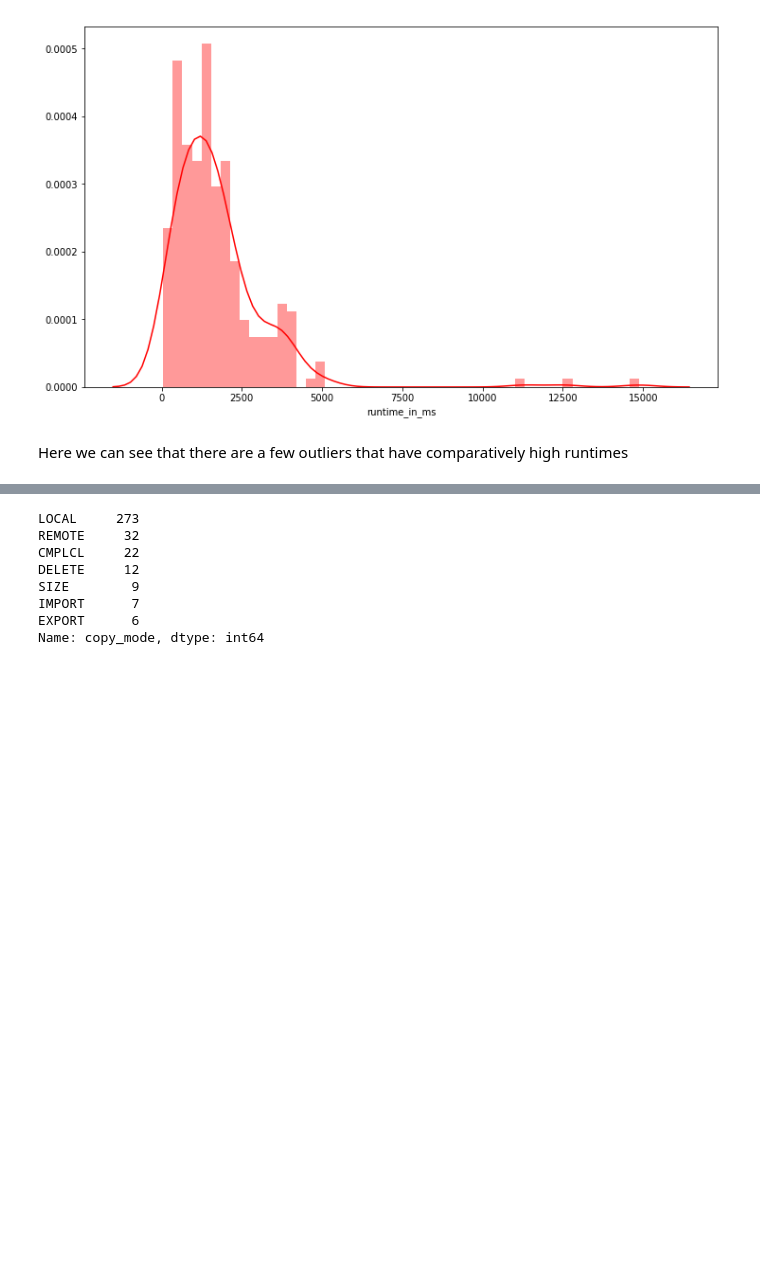
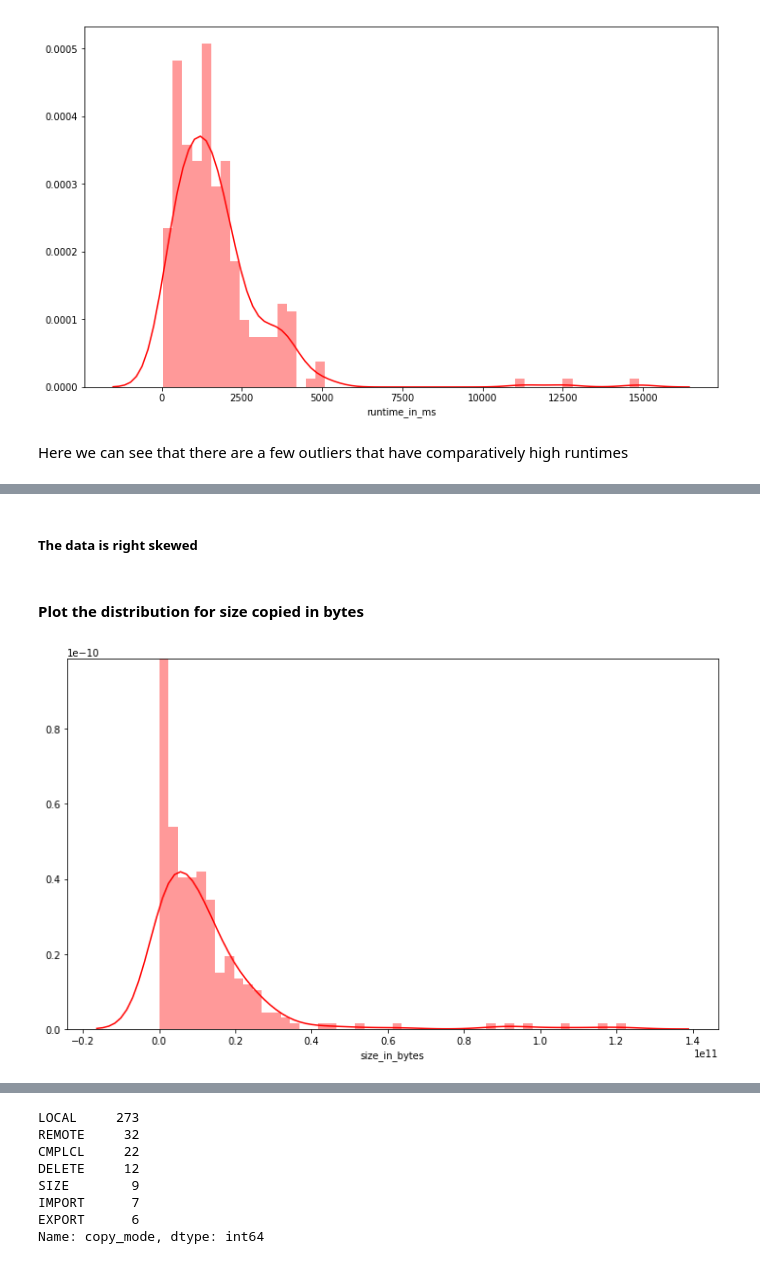
Before and after one commit to subhasisj/python-projects, a Jupyter notebook: Machine Learning Projects/Client Copy/Client Copy Data Exploration.ipynb, the cells around one changed output, grey strips where cells are left out. Saved outputs shown, nothing was run; the diff lists cells and outputs as text; code cells hidden in the pictures; blank space fills up the shorter version.

```diff
--- a/Machine Learning Projects/Client Copy/Client Copy Data Exploration.ipynb
+++ b/Machine Learning Projects/Client Copy/Client Copy Data Exploration.ipynb
@@ -150,0 +199,14 @@ Here we can see that there are a few outliers that have comparatively high runti
+# %% [markdown]
+##### The data is right skewed
+# %% [markdown]
+#### Plot the distribution for size copied in bytes
+# %%
+plt.figure(figsize=(12,7))
+sns.distplot(cc_data.loc[criteria]['size_in_bytes'],
+             label = '1',
+             color = 'red',
+             bins=50
+            )
+plt.show()
+# %% [output]
+[figure, added]
```
Also changed, not shown: parts of 31 cells of this notebook, 1 other file.
